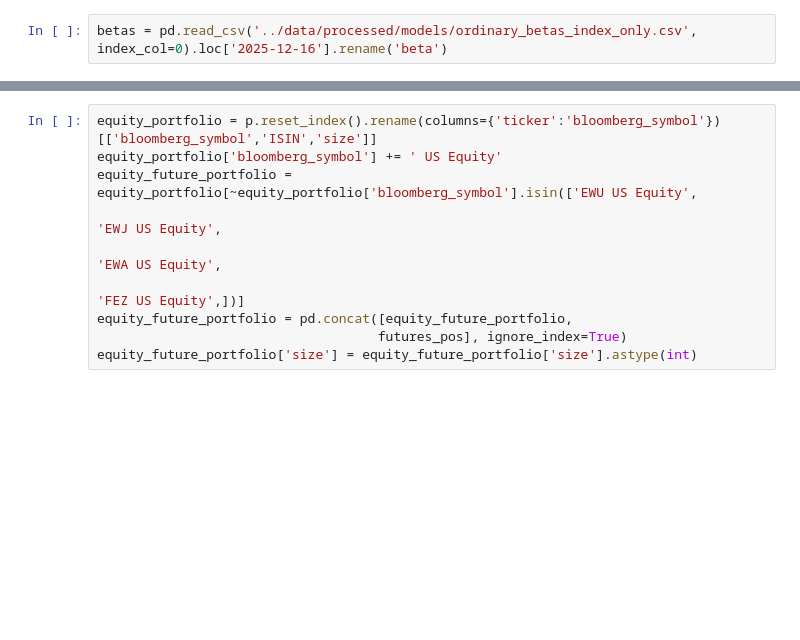
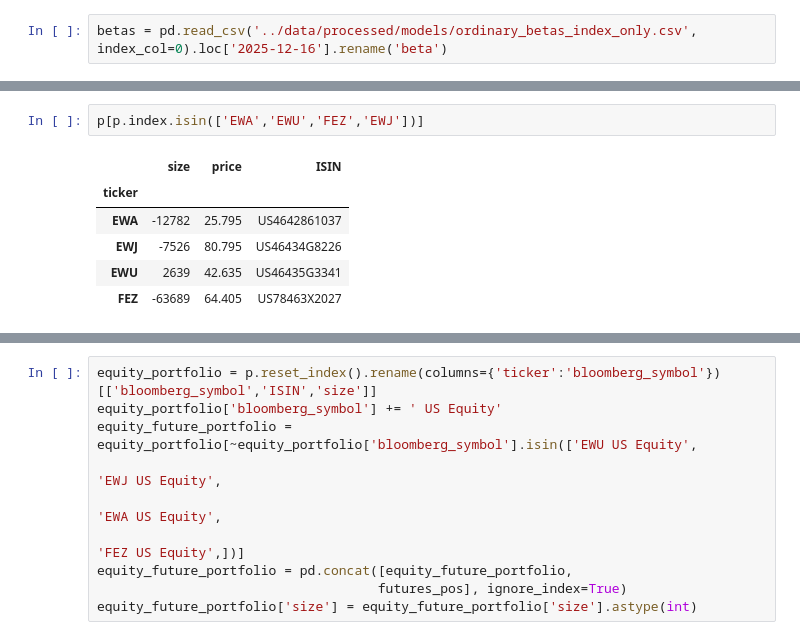
Before and after one commit to petermelq/research_adr, a Jupyter notebook: notebooks/model_portfolio.ipynb, the cells around one changed output, grey strips where cells are left out. Saved outputs shown, nothing was run; the diff lists cells and outputs as text; blank space fills up the shorter version.

```diff
--- a/notebooks/model_portfolio.ipynb
+++ b/notebooks/model_portfolio.ipynb
@@ -36,0 +53,9 @@ futures_pos = futures_pos.reset_index(names='bloomberg_symbol')[['bloomberg_symb
+# %%
+p[p.index.isin(['EWA','EWU','FEZ','EWJ'])]
+# %% [output]
+|  | size | price | ISIN |
+| ticker |  |  |  |
+| EWA | -12782 | 25.795 | US4642861037 |
+| EWJ | -7526 | 80.795 | US46434G8226 |
+| EWU | 2639 | 42.635 | US46435G3341 |
+| FEZ | -63689 | 64.405 | US78463X2027 |
```
Also changed, not shown: parts of 6 cells of this notebook, 15 other files.
